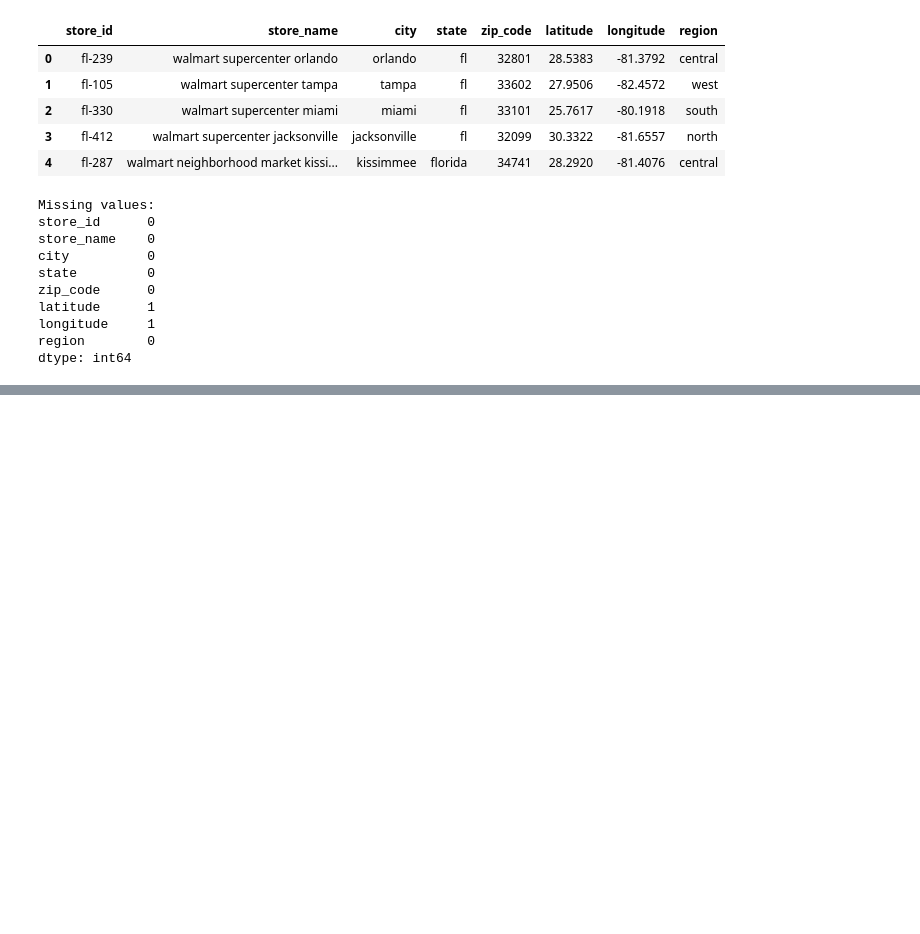
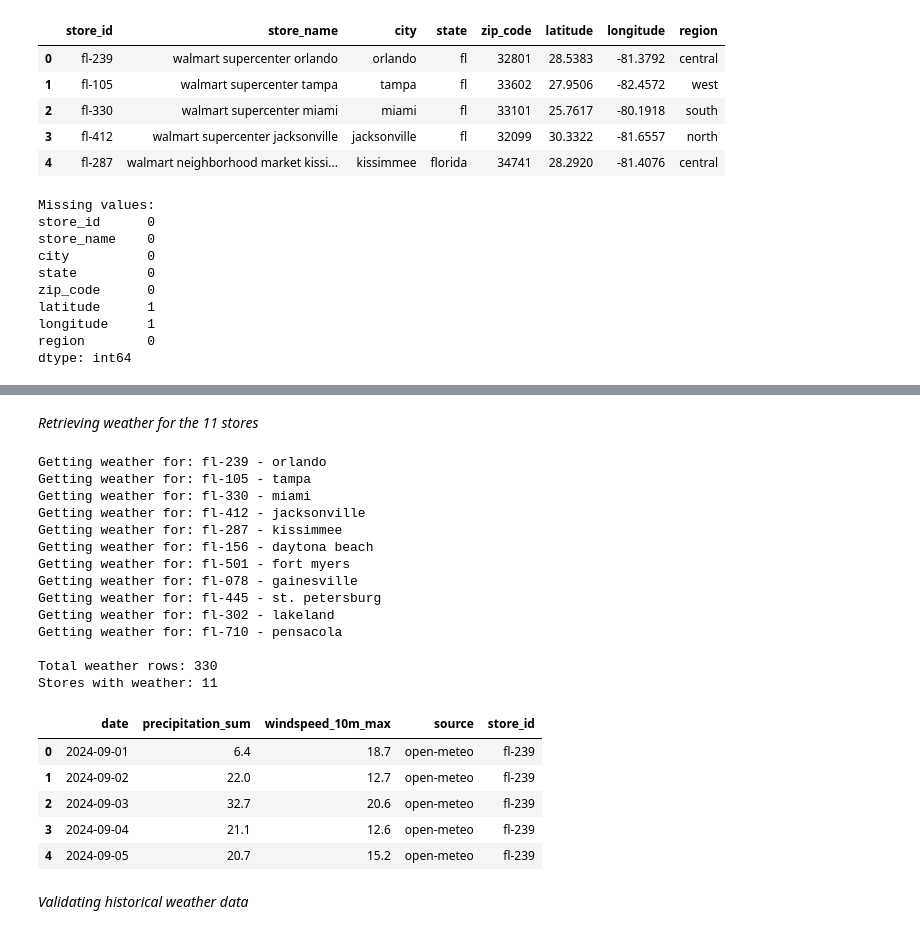
Before and after one commit to ekee7/walmart-hurricane-project, a Jupyter notebook: Walmart_Midterm_Notebook_(DS_2002).ipynb, the cells around one changed output, grey strips where cells are left out. Cells and saved outputs as stored; diff of their text form; code cells hidden in the pictures; blank space fills up the shorter version.

```diff
--- a/Walmart_Midterm_Notebook_(DS_2002).ipynb
+++ b/Walmart_Midterm_Notebook_(DS_2002).ipynb
@@ -894,0 +920,60 @@ dtype: int64
+# %% [markdown]
+*Retrieving weather for the 11 stores*
+# %%
+# Keep only stores that have latitude and longitude
+valid_stores = df_store.dropna(
+    subset=['latitude', 'longitude']
+).copy()
+
+# Store each location's weather DataFrame here
+weather_list = []
+
+# Request historical weather for each store
+for _, store in valid_stores.iterrows():
+
+    print("Getting weather for:", store['store_id'], "-", store['city'])
+
+    # Call our existing daily_weather function
+    store_weather = daily_weather(
+        '2024-09-01',
+        '2024-09-30',
+        lat=store['latitude'],
+        lon=store['longitude']
+    )
+
+    # Add the store ID so we can match weather to sales later
+    store_weather['store_id'] = store['store_id']
+
+    # Save this store's weather data
+    weather_list.append(store_weather)
+
+# Combine all stores' weather into one DataFrame
+weather_all = pd.concat(weather_list, ignore_index=True)
+
+print("\nTotal weather rows:", len(weather_all))
+print("Stores with weather:", weather_all['store_id'].nunique())
+
+display(weather_all.head())
+# %% [output]
+Getting weather for: fl-239 - orlando
+Getting weather for: fl-105 - tampa
+Getting weather for: fl-330 - miami
+Getting weather for: fl-412 - jacksonville
+Getting weather for: fl-287 - kissimmee
+Getting weather for: fl-156 - daytona beach
+Getting weather for: fl-501 - fort myers
+Getting weather for: fl-078 - gainesville
+Getting weather for: fl-445 - st. petersburg
+Getting weather for: fl-302 - lakeland
+Getting weather for: fl-710 - pensacola
+
+Total weather rows: 330
+Stores with weather: 11
+|  | date | precipitation_sum | windspeed_10m_max | source | store_id |
+| 0 | 2024-09-01 | 6.4 | 18.7 | open-meteo | fl-239 |
+| 1 | 2024-09-02 | 22.0 | 12.7 | open-meteo | fl-239 |
+| 2 | 2024-09-03 | 32.7 | 20.6 | open-meteo | fl-239 |
+| 3 | 2024-09-04 | 21.1 | 12.6 | open-meteo | fl-239 |
+| 4 | 2024-09-05 | 20.7 | 15.2 | open-meteo | fl-239 |
+# %% [markdown]
+*Validating historical weather data*
```
Also changed, not shown: parts of 7 cells of this notebook.
